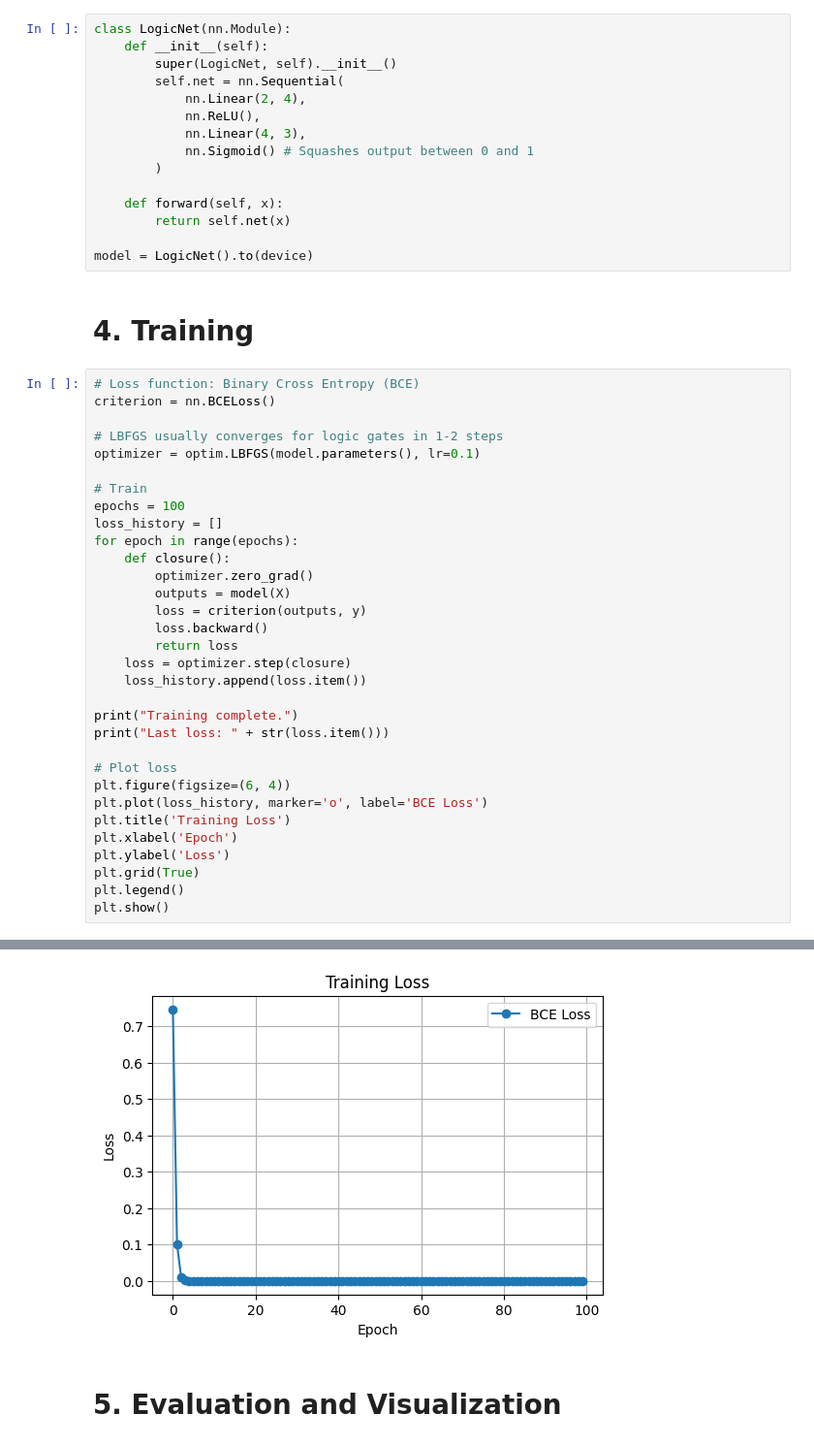
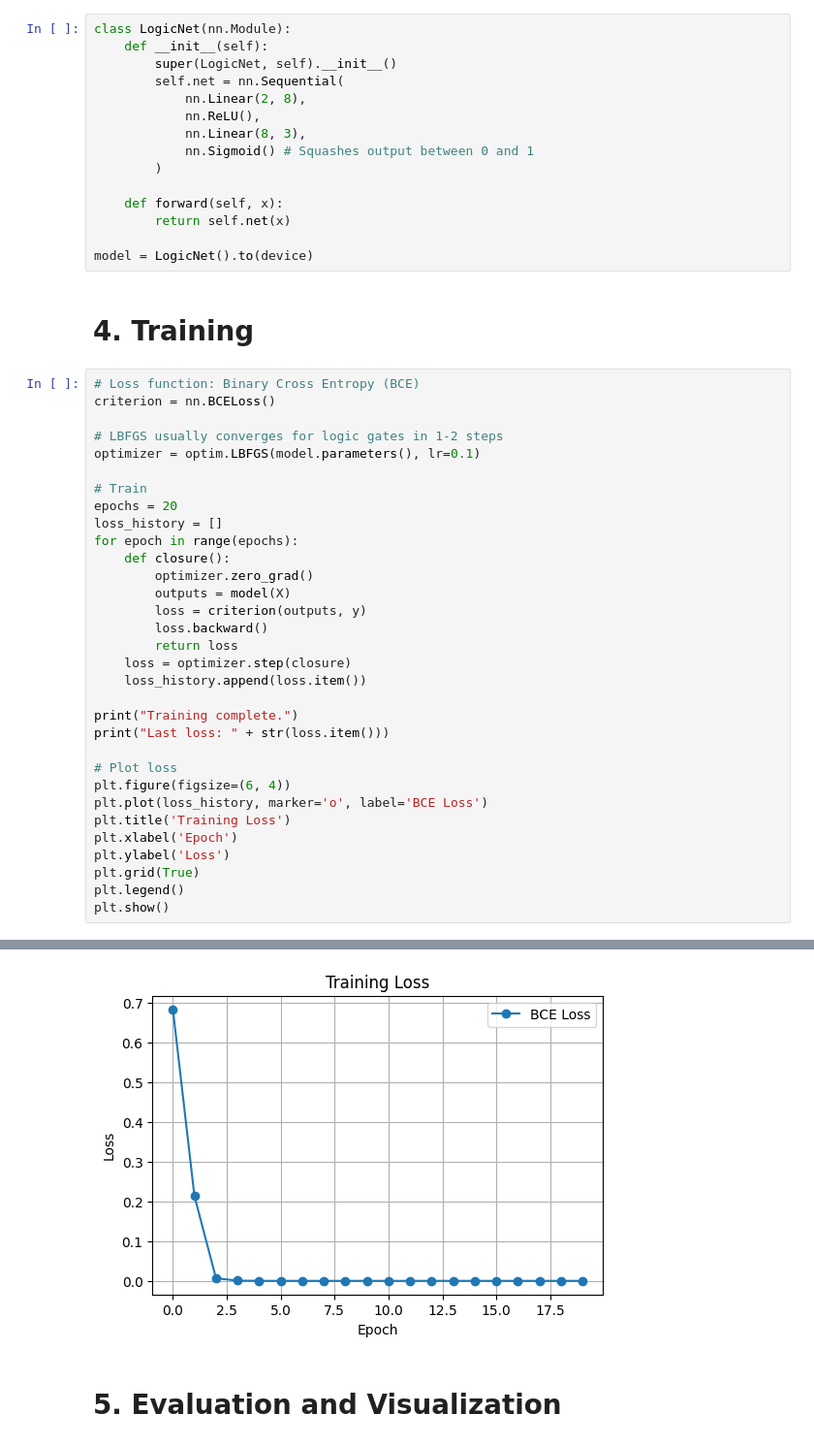
Before and after one commit to juanma-rm/kv260_ai_projects, a Jupyter notebook: sw/standard/logic_ops_train.ipynb, the cells around one changed output, grey strips where cells are left out. Shown at 97% size. Cells and saved outputs as stored; diff of their text form.

```diff
--- a/sw/standard/logic_ops_train.ipynb
+++ b/sw/standard/logic_ops_train.ipynb
@@ -51,9 +51,9 @@ class LogicNet(nn.Module):
     def __init__(self):
         super(LogicNet, self).__init__()
         self.net = nn.Sequential(
-            nn.Linear(2, 4),
+            nn.Linear(2, 8),
             nn.ReLU(),
-            nn.Linear(4, 3),
+            nn.Linear(8, 3),
             nn.Sigmoid() # Squashes output between 0 and 1
         )
 
@@ -71,7 +71,7 @@ criterion = nn.BCELoss()
 optimizer = optim.LBFGS(model.parameters(), lr=0.1)
 
 # Train
-epochs = 100
+epochs = 20
 loss_history = []
 for epoch in range(epochs):
     def closure():
@@ -101,4 +101,4 @@ Last loss: 1.741354651585425e-07
-[figure, old version]
+[figure, new version]
 # %% [markdown]
 # 5. Evaluation and Visualization
 # %%
```
Also changed, not shown: parts of 3 cells of this notebook, 7 other files.
